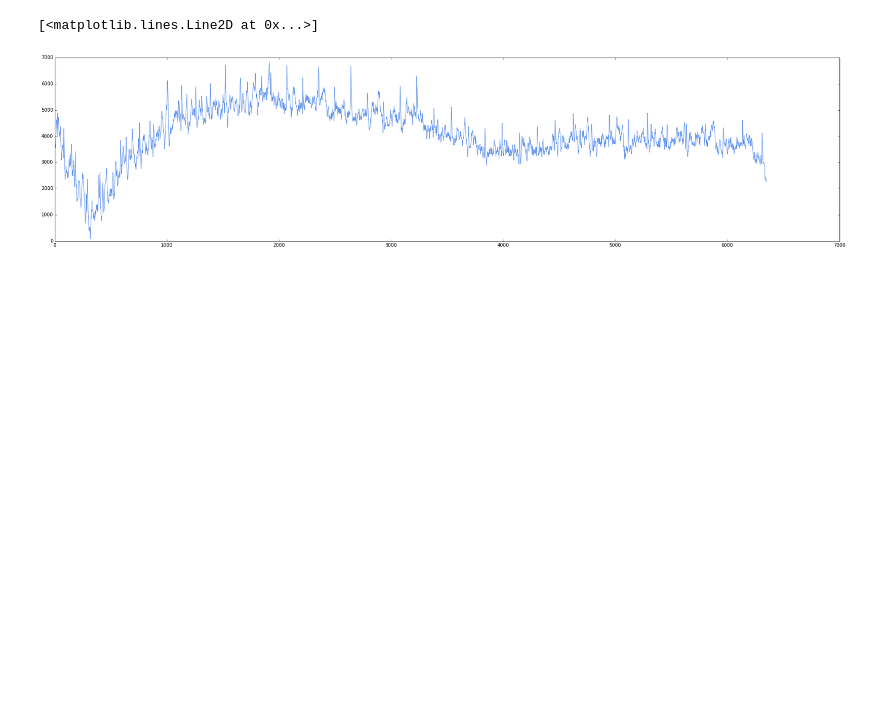
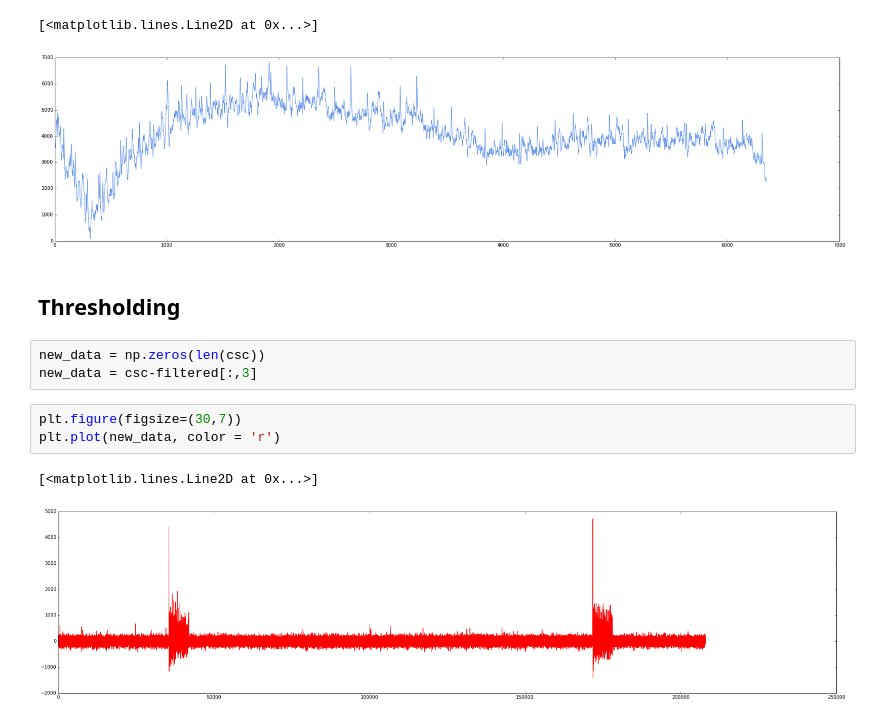
Before and after one commit to ktakagaki/kt-2015-DSPHandsOn, a Jupyter notebook: MedianFilter/Python/07. Real Data/Real data median filter.ipynb, the cells around one changed output. Saved outputs shown, nothing was run; the diff lists cells and outputs as text; blank space fills up the shorter version.

```diff
--- a/MedianFilter/Python/07. Real Data/Real data median filter.ipynb
+++ b/MedianFilter/Python/07. Real Data/Real data median filter.ipynb
@@ -103,3 +109,14 @@ plt.plot(csc[35650:42000], color = 'cornflowerblue')
 # %% [output]
 [<matplotlib.lines.Line2D at 0x...>]
 [figure]
+# %% [markdown]
+## Thresholding
+# %%
+new_data = np.zeros(len(csc))
+new_data = csc-filtered[:,3]
+# %%
+plt.figure(figsize=(30,7))
+plt.plot(new_data, color = 'r')
+# %% [output]
+[<matplotlib.lines.Line2D at 0x...>]
+[figure, added]
```
Also changed, not shown: parts of 7 cells of this notebook.
